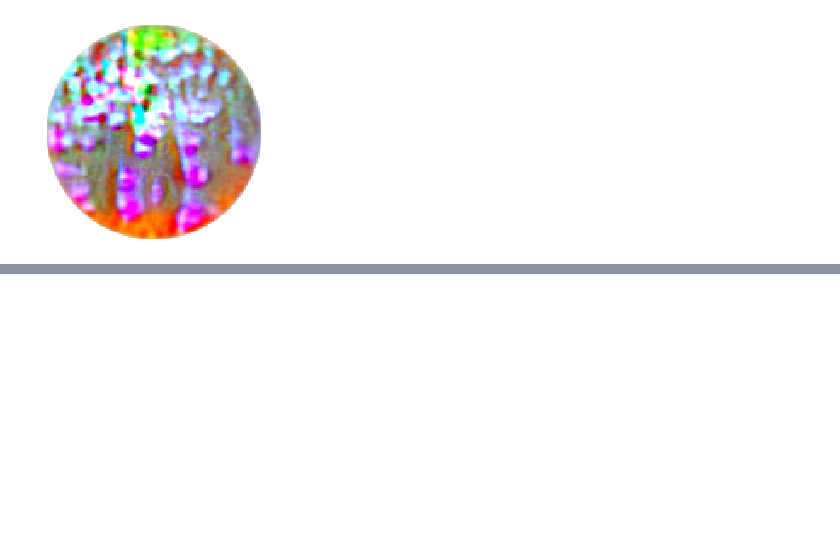
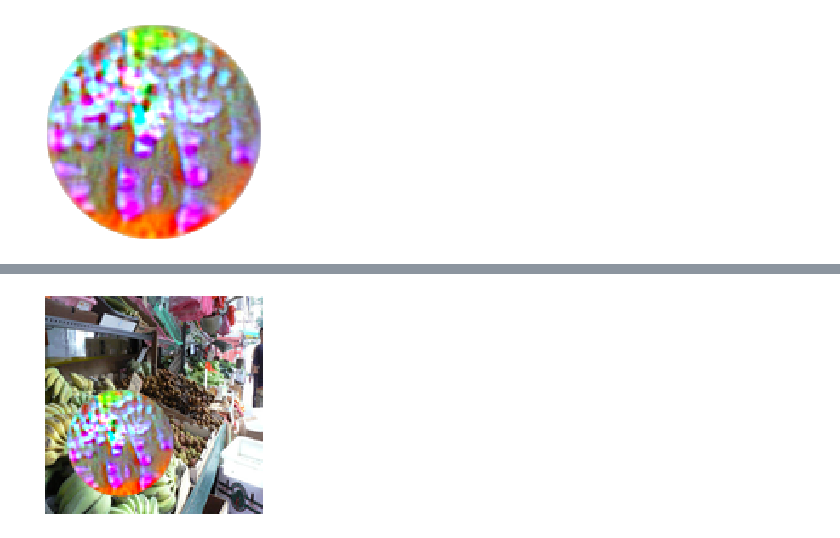
Before and after one commit to StylishTriangles/adversarial_patch, a Jupyter notebook: adversarial_patch.ipynb, the cells around one changed output, grey strips where cells are left out. Drawn from its saved outputs; the diff is of its cells as text; code cells hidden in the pictures; blank space fills up the shorter version.

Commit message:
Add reporting to notebook

```diff
--- a/adversarial_patch.ipynb
+++ b/adversarial_patch.ipynb
@@ -64,3 +64,92 @@ def show_patch(patch):
 show_patch(patch)
 # %% [output]
 [figure]
+# %%
+import matplotlib.pyplot as plt
+import time
+import math
+import numpy as np
+from patch.constants import BATCH_SIZE, TARGET_LABEL, LABELS
+
+def show2(im):
+  plt.axis('off')
+  plt.imshow(im, interpolation="nearest")
+  plt.show()
+
+def label_to_name(label):
+  return LABELS[label]
+
+def report(model, step=None, show_images=False, n=400, verbose=True, scale=(0.1, 1.0)):
+  """Prints a report on how well the model is doing.
+  If you want to see multiple samples, pass a positive int to show_images
+
+  Model can be a ModelContainer instance, or a string. If it's a string, we
+  lookup that model name in the MultiModel
+  """
+  start = time.time()
+  # n examples where target was in top 5
+  top_5 = 0
+  # n examples where target was top 1
+  wins = 0
+  # n examples in total
+  n_batches = int(math.ceil(float(n) / BATCH_SIZE))
+  total = BATCH_SIZE * n_batches
+
+  loss = 0
+
+  for b in range(n_batches):
+    if isinstance(model, str):
+      loss_per_example, probs, patched_imgs = M.inference_batch(model, scale=scale)
+    else:
+      loss_per_example, probs, patched_imgs = model.inference_batch(scale=scale)
+
+    loss += np.mean(loss_per_example)
+    for i in range(BATCH_SIZE):
+      top_labels = np.argsort(-probs[i])[:5]
+      if TARGET_LABEL in top_labels:
+        top_5 += 1
+        if top_labels[0] == TARGET_LABEL:
+          wins += 1
+  loss = loss / n_batches
+  top_5p = int(100 * float(top_5) / total)
+  winp = int(100 * float(wins) / total)
+
+  if step is not None:
+    r = 'Step: {} \t'.format(step)
+  else:
+    r = ''
+  r += 'LogLoss: {:.1f} \tWin Rate: {}%\t Top5: {}%\tn: {}'.format(math.log(loss), winp, top_5p, total)
+  if verbose:
+    print(r)
+
+  if show_images:
+    if show_images is True:
+      show_images = 1
+    _visualize_example(patched_imgs, probs, loss_per_example, show_images)
+  elapsed = time.time() - start
+  return {'logloss': math.log(loss), 'win': winp, 'top5': top_5p, 'time': elapsed, 'loss': loss}
+
+def _visualize_example(patched_imgs, probs, loss_per_example, n_reports=1):
+  for i in range(n_reports):
+    show(patched_imgs[i])
+
+    predictions_str = ''
+    top_label_ids = np.argsort(-probs[i])[:5]
+    for label in top_label_ids:
+      p = probs[i][label]
+      name = label_to_name(label)
+      if len(name) > 30:
+        name = name[:27] + "..."
+      if name == "toaster":
+        predictions_str += "\033[1m"
+      name = name.ljust(30, " ")
+      predictions_str += "{} {:.2f}".format(name, p)
+      if name.startswith("toaster"):
+        predictions_str += "\033[0m"
+      predictions_str += "\n"
+    #predictions_str += "\033[1mLogLoss: {:.1f}\033[0m\n".format(math.log(loss_per_example[i]))
+
+    print(predictions_str)
+
+report(mc, n=32, show_images=3, scale=0.5)
+# %% [output]
@@ -66,0 +157 @@ show_patch(patch)
+[figure, added]
```
Also changed, not shown: parts of 1 cell of this notebook.
